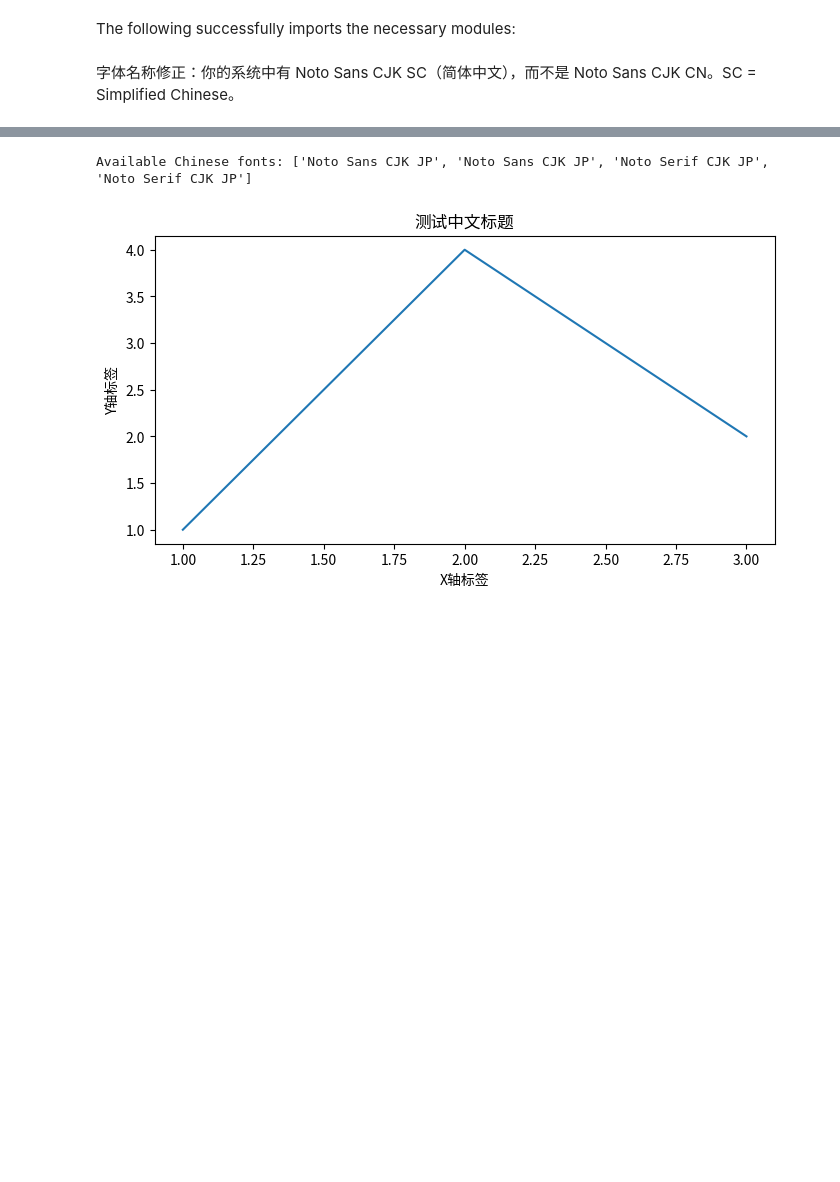
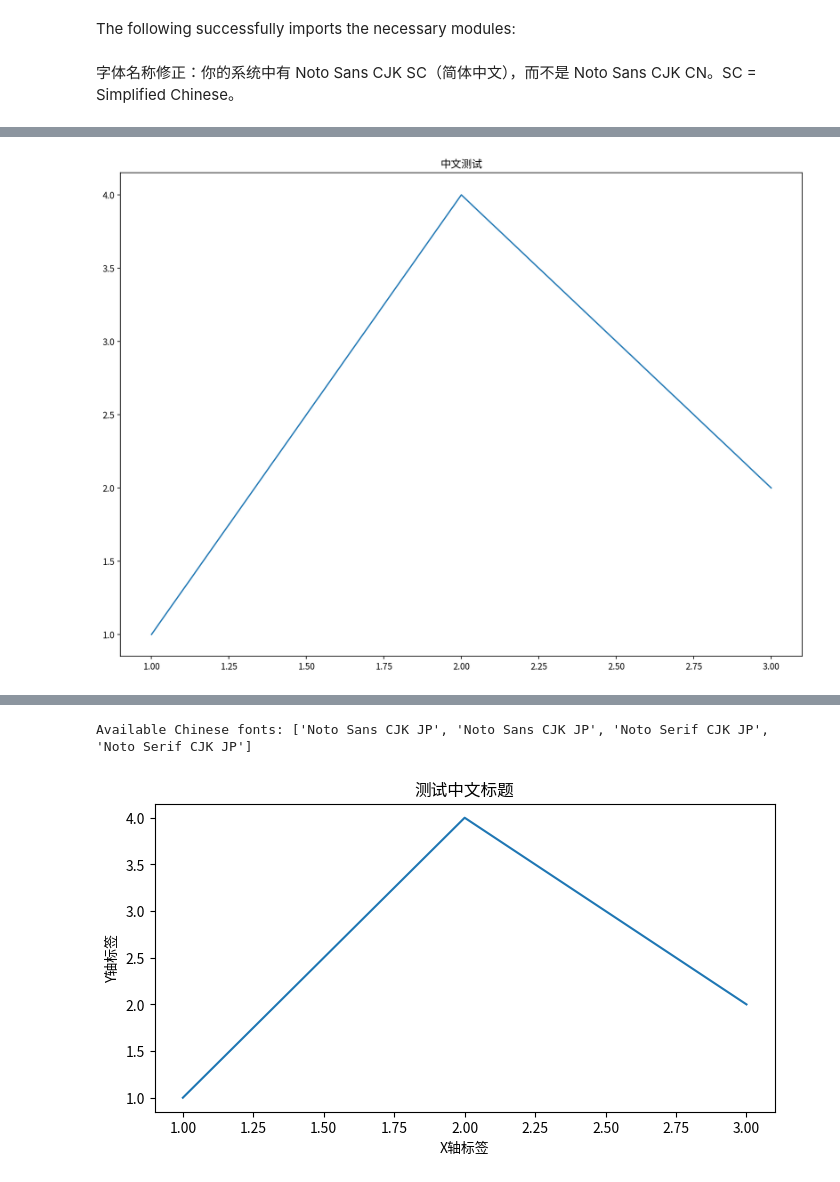
Before and after one commit to bioinfo-gao/GZ_Projects_2026H1, a Jupyter notebook: Utilities/Python_tested_in_python3.10/10.Plotting/0_中日韩文显示_CJK1.ipynb, the cells around one changed output, grey strips where cells are left out. Drawn from its saved outputs; the diff is of its cells as text; code cells hidden in the pictures; blank space fills up the shorter version.

```diff
--- a/Utilities/Python_tested_in_python3.10/10.Plotting/0_中日韩文显示_CJK1.ipynb
+++ b/Utilities/Python_tested_in_python3.10/10.Plotting/0_中日韩文显示_CJK1.ipynb
@@ -7,3 +90,11 @@ The following successfully imports the necessary modules:
+# %%
+import matplotlib.pyplot as plt
+plt.rcParams['font.sans-serif'] = ['Noto Sans CJK JP']
+plt.plot([1, 2, 3], [1, 4, 2])
+plt.title('中文测试')
+plt.show()
+# %% [output]
+[figure, added]
 # %%
 # 首先确保 dateutil 已安装（如果还没有）
 # !conda install -y python-dateutil
```
Also changed, not shown: parts of 9 cells of this notebook, 4 other files.
